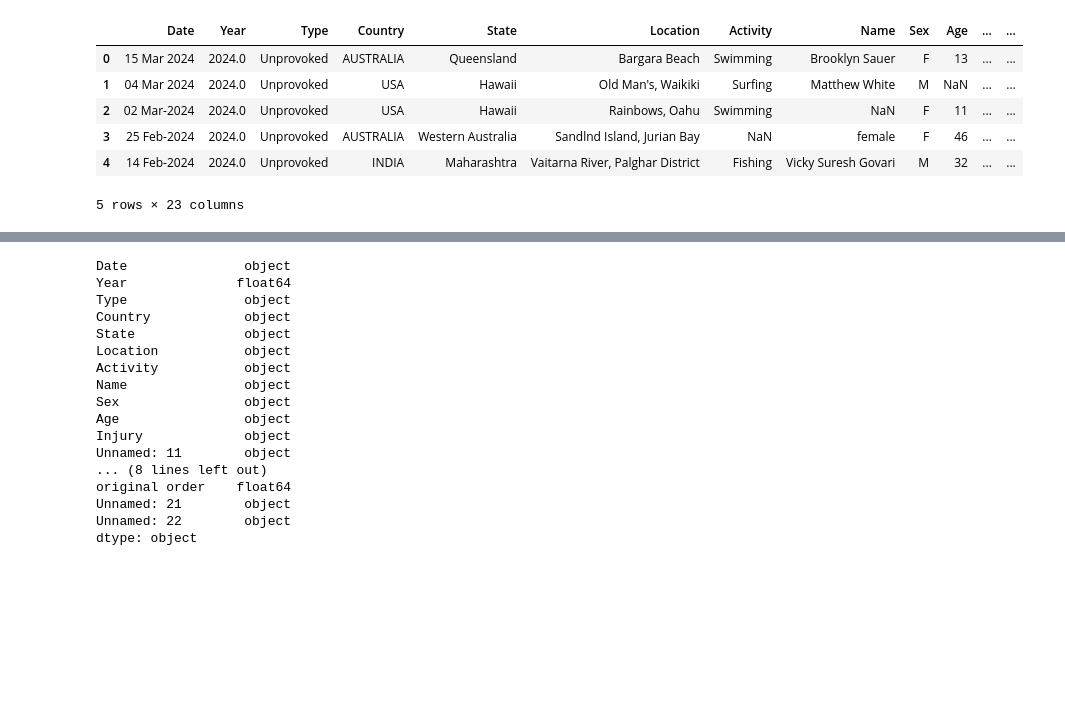
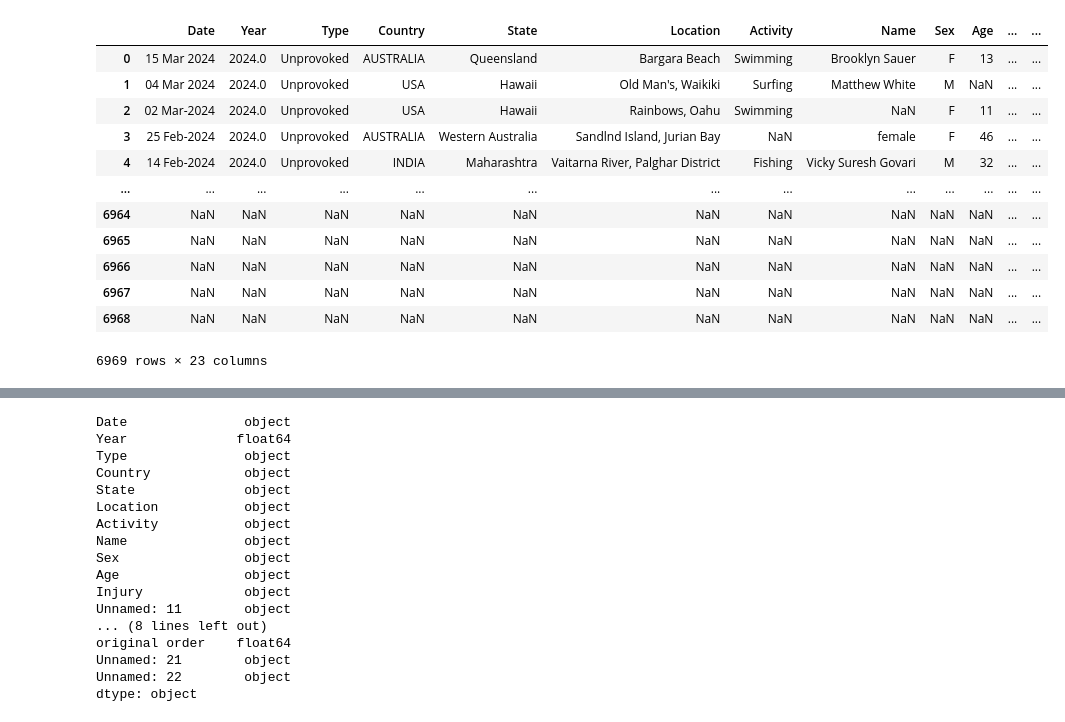
Before and after one commit to NGravereaux/sharks_attack_T3_P1, a Jupyter notebook: main.ipynb, the cells around one changed output, grey strips where cells are left out. Cells and saved outputs as stored; diff of their text form; code cells hidden in the pictures; blank space fills up the shorter version.

```diff
--- a/main.ipynb
+++ b/main.ipynb
@@ -1,13 +1,2 @@
 # %%
 import pandas as pd
-# %%
-df = pd.read_excel('https://www.sharkattackfile.net/spreadsheets/GSAF5.xls')
-df.head()
-# %% [output]
-|  | Date | Year | Type | Country | State | Location | Activity | Name | Sex | Age | ... | ... |
-| 0 | 15 Mar 2024 | 2024.0 | Unprovoked | AUSTRALIA | Queensland | Bargara Beach | Swimming | Brooklyn Sauer | F | 13 | ... | ... |
-| 1 | 04 Mar 2024 | 2024.0 | Unprovoked | USA | Hawaii | Old Man's, Waikiki | Surfing | Matthew White | M | NaN | ... | ... |
-| 2 | 02 Mar-2024 | 2024.0 | Unprovoked | USA | Hawaii | Rainbows, Oahu | Swimming | NaN | F | 11 | ... | ... |
-| 3 | 25 Feb-2024 | 2024.0 | Unprovoked | AUSTRALIA | Western Australia | Sandlnd Island, Jurian Bay | NaN | female | F | 46 | ... | ... |
-| 4 | 14 Feb-2024 | 2024.0 | Unprovoked | INDIA | Maharashtra | Vaitarna River, Palghar District | Fishing | Vicky Suresh Govari | M | 32 | ... | ... |
-5 rows × 23 columns
@@ -15,0 +3,18 @@ df.head()
+# %%
+url = '/Users/skyler/Documents/GitHub/sharks_attack_T3_P1/GSAF5.xls'
+df = pd.read_excel(url)
+df
+# %% [output]
+|  | Date | Year | Type | Country | State | Location | Activity | Name | Sex | Age | ... | ... |
+| 0 | 15 Mar 2024 | 2024.0 | Unprovoked | AUSTRALIA | Queensland | Bargara Beach | Swimming | Brooklyn Sauer | F | 13 | ... | ... |
+| 1 | 04 Mar 2024 | 2024.0 | Unprovoked | USA | Hawaii | Old Man's, Waikiki | Surfing | Matthew White | M | NaN | ... | ... |
+| 2 | 02 Mar-2024 | 2024.0 | Unprovoked | USA | Hawaii | Rainbows, Oahu | Swimming | NaN | F | 11 | ... | ... |
+| 3 | 25 Feb-2024 | 2024.0 | Unprovoked | AUSTRALIA | Western Australia | Sandlnd Island, Jurian Bay | NaN | female | F | 46 | ... | ... |
+| 4 | 14 Feb-2024 | 2024.0 | Unprovoked | INDIA | Maharashtra | Vaitarna River, Palghar District | Fishing | Vicky Suresh Govari | M | 32 | ... | ... |
+| ... | ... | ... | ... | ... | ... | ... | ... | ... | ... | ... | ... | ... |
+| 6964 | NaN | NaN | NaN | NaN | NaN | NaN | NaN | NaN | NaN | NaN | ... | ... |
+| 6965 | NaN | NaN | NaN | NaN | NaN | NaN | NaN | NaN | NaN | NaN | ... | ... |
+| 6966 | NaN | NaN | NaN | NaN | NaN | NaN | NaN | NaN | NaN | NaN | ... | ... |
+| 6967 | NaN | NaN | NaN | NaN | NaN | NaN | NaN | NaN | NaN | NaN | ... | ... |
+| 6968 | NaN | NaN | NaN | NaN | NaN | NaN | NaN | NaN | NaN | NaN | ... | ... |
+6969 rows × 23 columns
```
Also changed, not shown: parts of 12 cells of this notebook, 1 other file.
